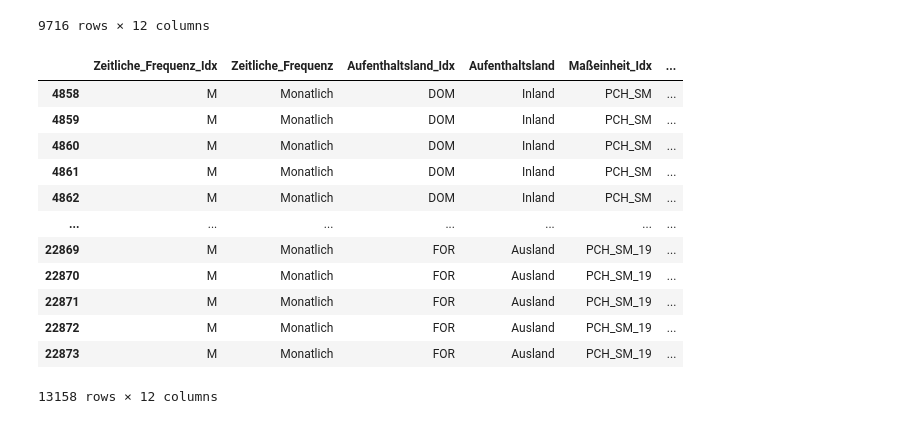
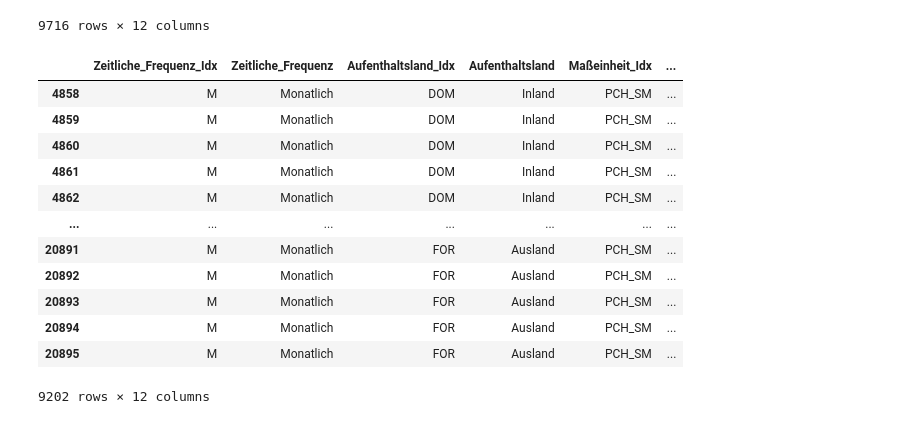
Before and after one commit to predragt565/datascience-abschlussprojekt, a Jupyter notebook: data/estat_tour_overnight_stays_eu10.ipynb, the cells around one changed output. Cells and saved outputs as stored; diff of their text form; code cells hidden in the pictures.

```diff
--- a/data/estat_tour_overnight_stays_eu10.ipynb
+++ b/data/estat_tour_overnight_stays_eu10.ipynb
@@ -118,8 +118,11 @@ Veränderung in Prozent gegenüber dem entsprechenden Monat in 2019    3956
 Name: count, dtype: int64
 # %%
 mask_anzahl = df["Maßeinheit_Idx"] == "NR"
+mask_pch_sm = df["Maßeinheit_Idx"] == "PCH_SM"
+mask_pch_sm_19 = df["Maßeinheit_Idx"] == "PCH_SM_19"
 df_anzahl = df[mask_anzahl].copy()  # independent copy - no. of overnight stays
-df_pct = df[~mask_anzahl].copy()    # # independent copy - percentage change MoM (YoY)
+df_pch_sm = df[mask_pch_sm].copy()    # independent copy - percentage change MoM (YoY)
+df_pch_sm_19 = df[mask_pch_sm_19].copy()    # independent copy - percentage change MoM (vs 2019)
 # %%
 display(df_anzahl)
 # %% [output]
@@ -137,18 +140,18 @@ display(df_anzahl)
 | 16294 | M | Monatlich | FOR | Ausland | NR | ... |
 9716 rows × 12 columns
 # %%
-display(df_pct)
+display(df_pch_sm)
 # %% [output]
 |  | Zeitliche_Frequenz_Idx | Zeitliche_Frequenz | Aufenthaltsland_Idx | Aufenthaltsland | Maßeinheit_Idx | ... |
 | 4858 | M | Monatlich | DOM | Inland | PCH_SM | ... |
 | 4859 | M | Monatlich | DOM | Inland | PCH_SM | ... |
 | 4860 | M | Monatlich | DOM | Inland | PCH_SM | ... |
 | 4861 | M | Monatlich | DOM | Inland | PCH_SM | ... |
 | 4862 | M | Monatlich | DOM | Inland | PCH_SM | ... |
 | ... | ... | ... | ... | ... | ... | ... |
-| 22869 | M | Monatlich | FOR | Ausland | PCH_SM_19 | ... |
-| 22870 | M | Monatlich | FOR | Ausland | PCH_SM_19 | ... |
-| 22871 | M | Monatlich | FOR | Ausland | PCH_SM_19 | ... |
-| 22872 | M | Monatlich | FOR | Ausland | PCH_SM_19 | ... |
-| 22873 | M | Monatlich | FOR | Ausland | PCH_SM_19 | ... |
+| 20891 | M | Monatlich | FOR | Ausland | PCH_SM | ... |
+| 20892 | M | Monatlich | FOR | Ausland | PCH_SM | ... |
+| 20893 | M | Monatlich | FOR | Ausland | PCH_SM | ... |
+| 20894 | M | Monatlich | FOR | Ausland | PCH_SM | ... |
+| 20895 | M | Monatlich | FOR | Ausland | PCH_SM | ... |
-13158 rows × 12 columns
+9202 rows × 12 columns
```
Also changed, not shown: parts of 12 cells of this notebook, 1 other file.
